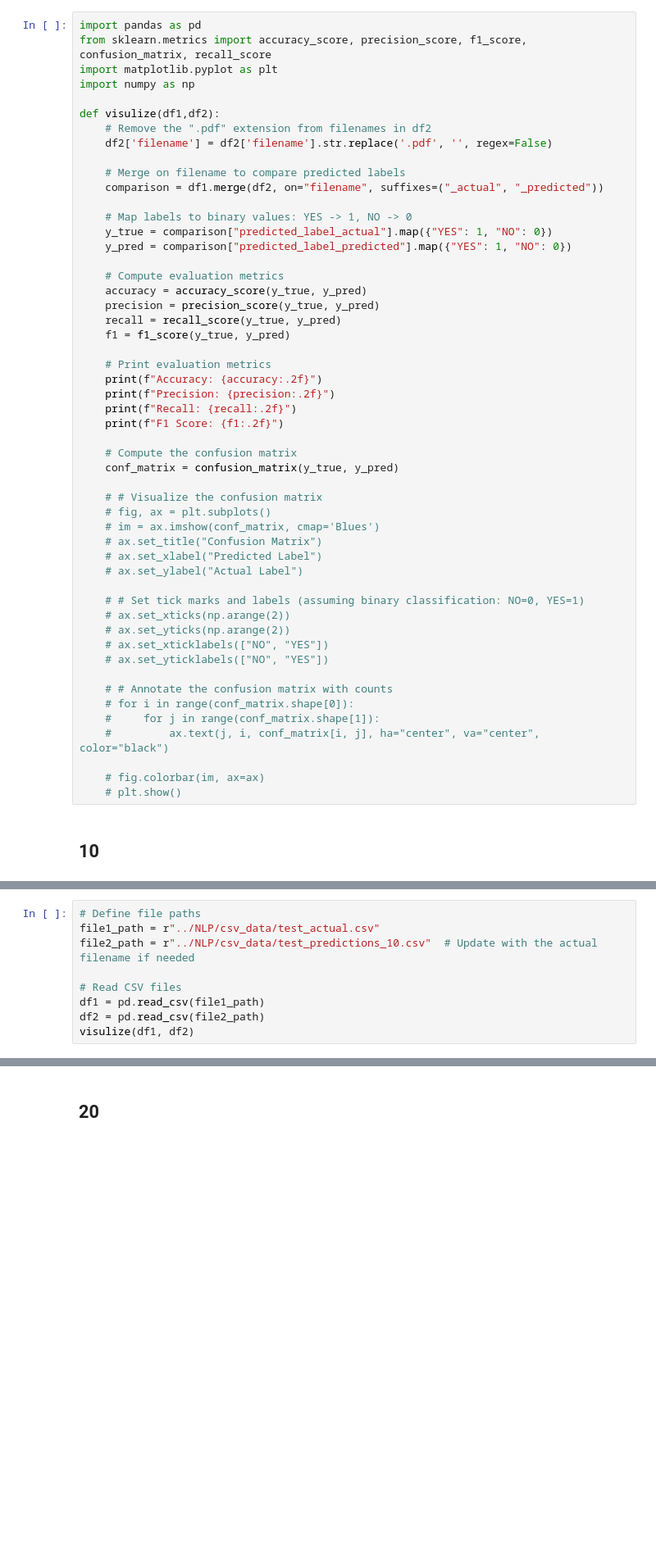
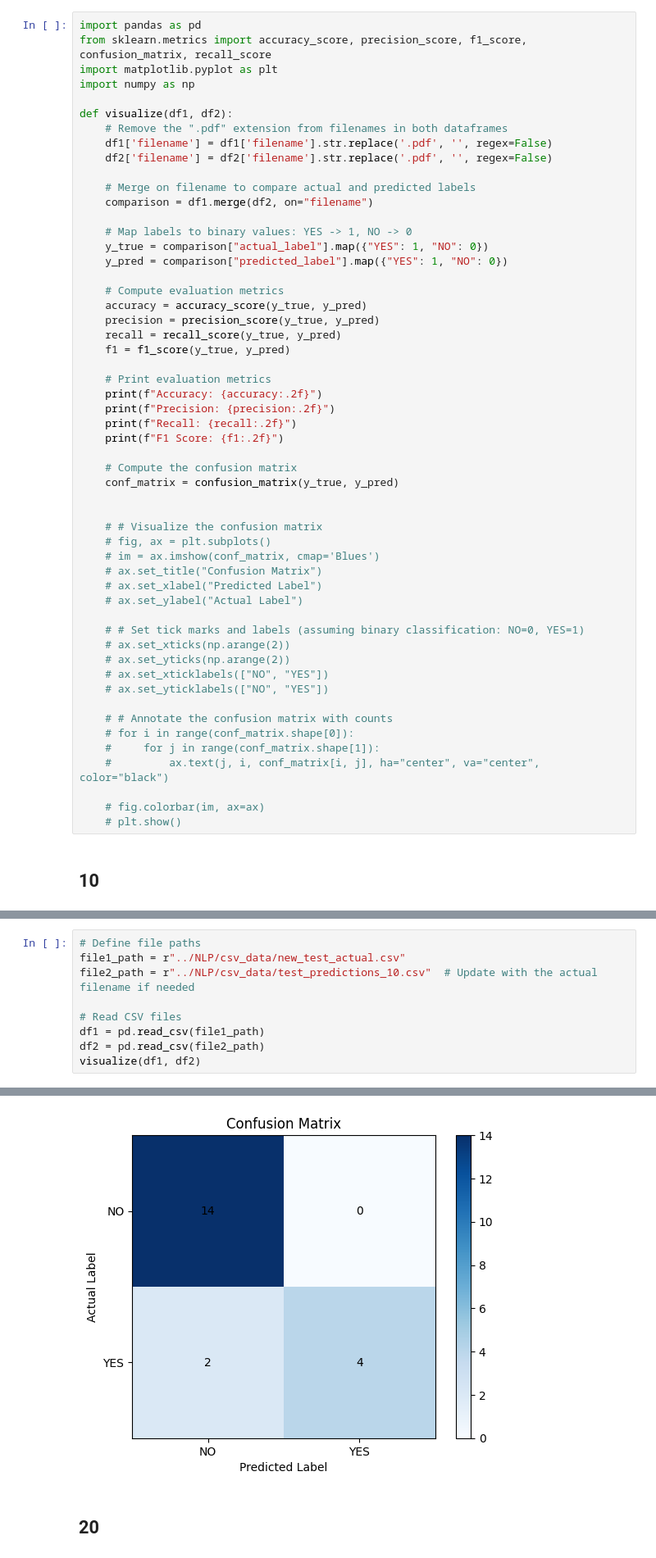
Before and after one commit to Gavin2417/NLP-project, a Jupyter notebook: NLP/get_acuracy.ipynb, the cells around one changed output, grey strips where cells are left out. Shown at 82% size. Drawn from its saved outputs; the diff is of its cells as text; blank space fills up the shorter version.

```diff
--- a/NLP/get_acuracy.ipynb
+++ b/NLP/get_acuracy.ipynb
@@ -4,16 +4,17 @@ from sklearn.metrics import accuracy_score, precision_score, f1_score, confusion
 import matplotlib.pyplot as plt
 import numpy as np
 
-def visulize(df1,df2):
-    # Remove the ".pdf" extension from filenames in df2
+def visualize(df1, df2):
+    # Remove the ".pdf" extension from filenames in both dataframes
+    df1['filename'] = df1['filename'].str.replace('.pdf', '', regex=False)
     df2['filename'] = df2['filename'].str.replace('.pdf', '', regex=False)
 
-    # Merge on filename to compare predicted labels
-    comparison = df1.merge(df2, on="filename", suffixes=("_actual", "_predicted"))
+    # Merge on filename to compare actual and predicted labels
+    comparison = df1.merge(df2, on="filename")
 
     # Map labels to binary values: YES -> 1, NO -> 0
-    y_true = comparison["predicted_label_actual"].map({"YES": 1, "NO": 0})
-    y_pred = comparison["predicted_label_predicted"].map({"YES": 1, "NO": 0})
+    y_true = comparison["actual_label"].map({"YES": 1, "NO": 0})
+    y_pred = comparison["predicted_label"].map({"YES": 1, "NO": 0})
 
     # Compute evaluation metrics
     accuracy = accuracy_score(y_true, y_pred)
@@ -29,6 +30,7 @@ def visulize(df1,df2):
 
     # Compute the confusion matrix
     conf_matrix = confusion_matrix(y_true, y_pred)
+
 
     # # Visualize the confusion matrix
     # fig, ax = plt.subplots()
@@ -55,10 +96,10 @@ def visulize(df1,df2):
 # %%
 # Define file paths
-file1_path = r"../NLP/csv_data/test_actual.csv"
+file1_path = r"../NLP/csv_data/new_test_actual.csv"
 file2_path = r"../NLP/csv_data/test_predictions_10.csv"  # Update with the actual filename if needed
 
 # Read CSV files
 df1 = pd.read_csv(file1_path)
 df2 = pd.read_csv(file2_path)
-visulize(df1, df2)
+visualize(df1, df2)
 # %% [output]
@@ -69,3 +110,4 @@ F1 Score: 0.40
+[figure, added]
 # %% [markdown]
 ## 20
 # %%
```
Also changed, not shown: parts of 6 cells of this notebook, 13 other files.
